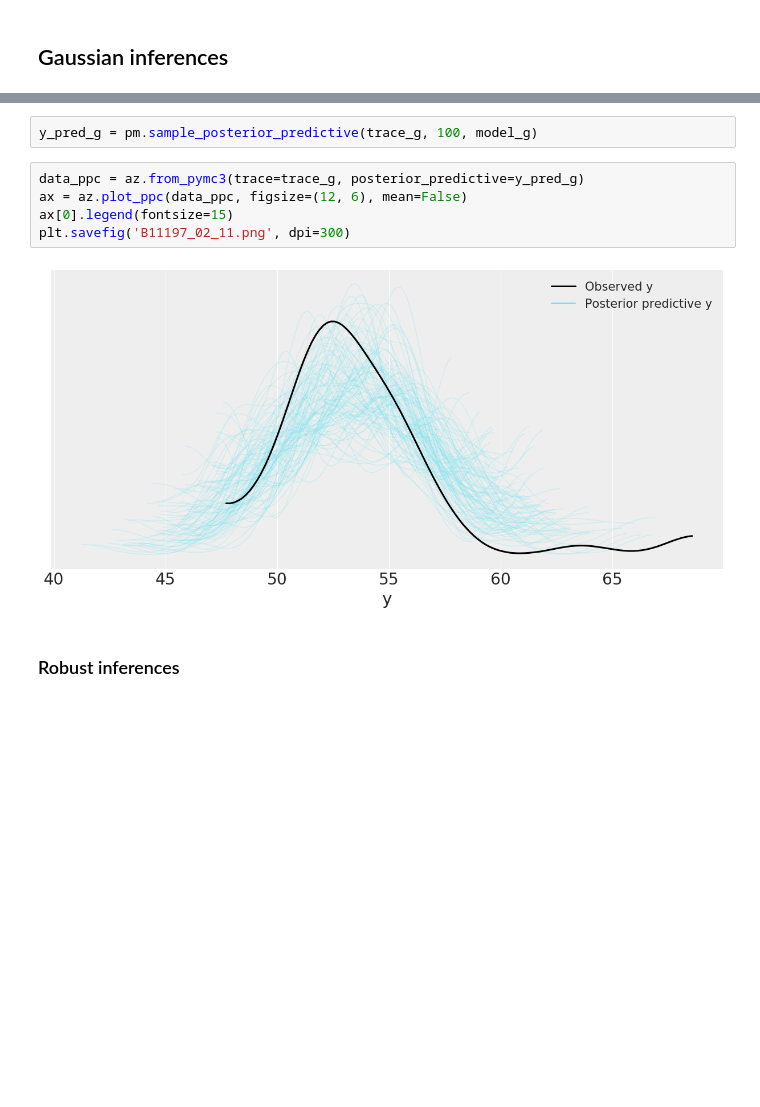
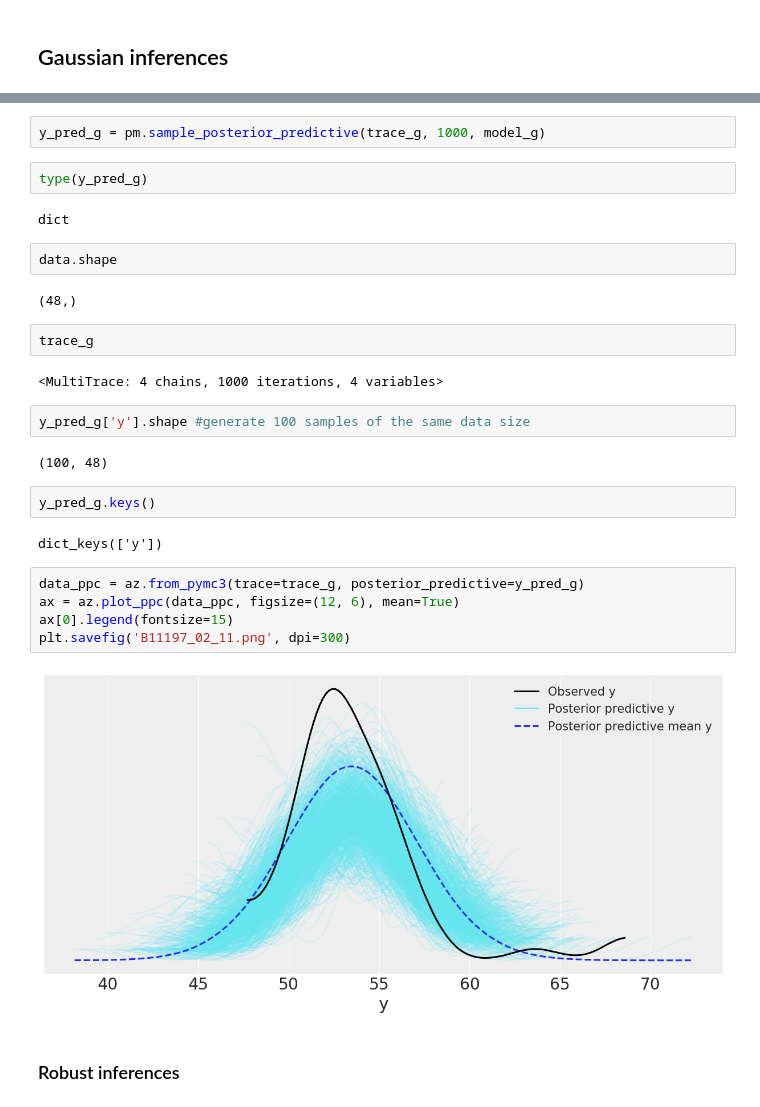
Before and after one commit to kiwiriver/BAP, a Jupyter notebook: code/Chp2/02 Programming probabilistically.ipynb, the cells around one changed output, grey strips where cells are left out. Cells and saved outputs as stored; diff of their text form; blank space fills up the shorter version.

```diff
--- a/code/Chp2/02 Programming probabilistically.ipynb
+++ b/code/Chp2/02 Programming probabilistically.ipynb
@@ -274,12 +301,32 @@ az.summary(trace_g)
 # %%
-y_pred_g = pm.sample_posterior_predictive(trace_g, 100, model_g)
+y_pred_g = pm.sample_posterior_predictive(trace_g, 1000, model_g)
+# %%
+type(y_pred_g)
+# %% [output]
+dict
+# %%
+data.shape
+# %% [output]
+(48,)
+# %%
+trace_g
+# %% [output]
+<MultiTrace: 4 chains, 1000 iterations, 4 variables>
+# %%
+y_pred_g['y'].shape #generate 100 samples of the same data size
+# %% [output]
+(100, 48)
+# %%
+y_pred_g.keys()
+# %% [output]
+dict_keys(['y'])
 # %%
 data_ppc = az.from_pymc3(trace=trace_g, posterior_predictive=y_pred_g)
-ax = az.plot_ppc(data_ppc, figsize=(12, 6), mean=False)
+ax = az.plot_ppc(data_ppc, figsize=(12, 6), mean=True)
 ax[0].legend(fontsize=15)
 plt.savefig('B11197_02_11.png', dpi=300)
 # %% [output]
-[figure, old version]
+[figure, new version]
 # %% [markdown]
 ### Robust inferences
 # %%
```
Also changed, not shown: parts of 23 cells of this notebook, 23 other files.
